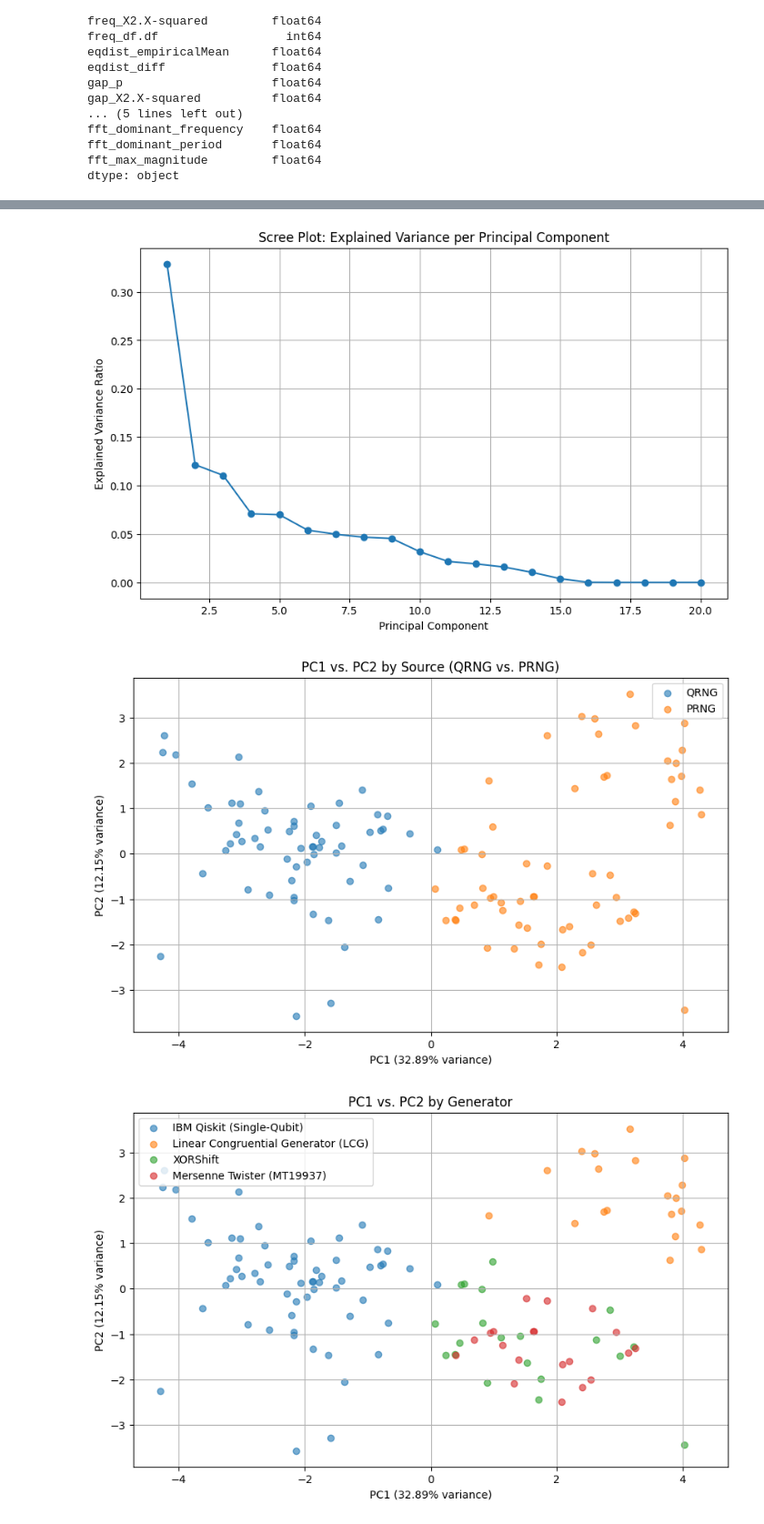
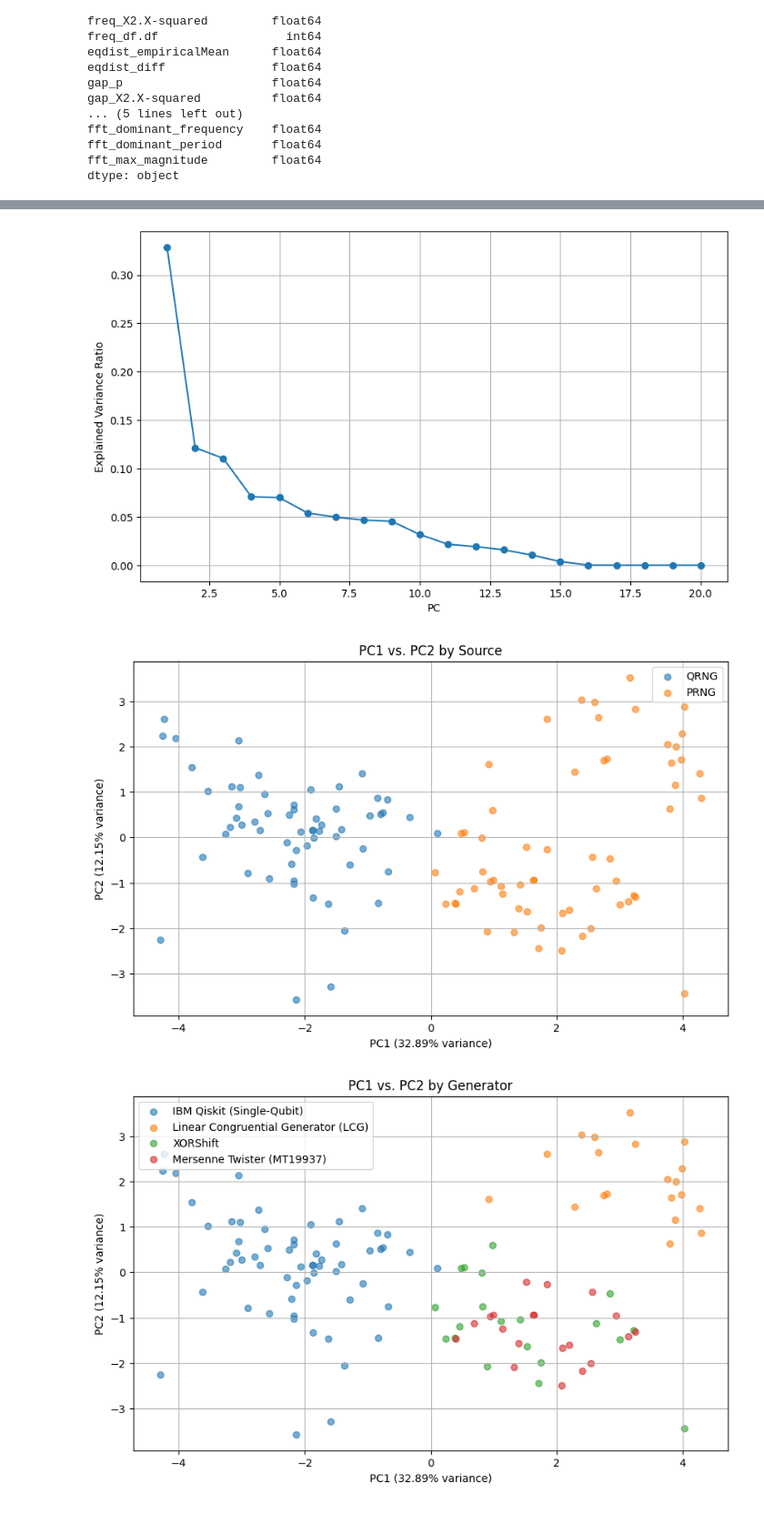
Before and after one commit to SepehrAkbari/bitbias, a Jupyter notebook: Notebooks/Component Analysis/ComponentAnalysis.ipynb, the cells around one changed output, grey strips where cells are left out. Shown: that part at 91% size. Drawn from its saved outputs; the diff is of its cells as text; code cells hidden in the pictures.

```diff
--- a/Notebooks/Component Analysis/ComponentAnalysis.ipynb
+++ b/Notebooks/Component Analysis/ComponentAnalysis.ipynb
@@ -117,11 +116,10 @@ plt.show()
 # %%
 plt.figure(figsize=(10, 6))
 plt.plot(range(1, len(explained_variance) + 1), explained_variance, marker='o')
-plt.title("Scree Plot: Explained Variance per Principal Component")
-plt.xlabel("Principal Component")
+plt.xlabel("PC")
 plt.ylabel("Explained Variance Ratio")
 plt.grid(True)
 plt.show()
 # %% [output]
-[figure, old version]
+[figure, new version]
 # %%
@@ -140,14 +138,14 @@ plt.figure(figsize=(10, 6))
 for source in combined_df['source'].unique():
     subset = combined_df[combined_df['source'] == source]
     plt.scatter(subset['PC1'], subset['PC2'], label=source, alpha=0.6)
-plt.title("PC1 vs. PC2 by Source (QRNG vs. PRNG)")
+plt.title("PC1 vs. PC2 by Source")
 plt.xlabel("PC1 (32.89% variance)")
 plt.ylabel("PC2 (12.15% variance)")
 plt.legend()
 plt.grid(True)
 plt.show()
 # %% [output]
-[figure, old version]
+[figure, new version]
 # %%
 plt.figure(figsize=(10, 6))
 for generator in combined_df['generator'].unique():
```
Also changed, not shown: parts of 3 cells of this notebook, 1 other file.
